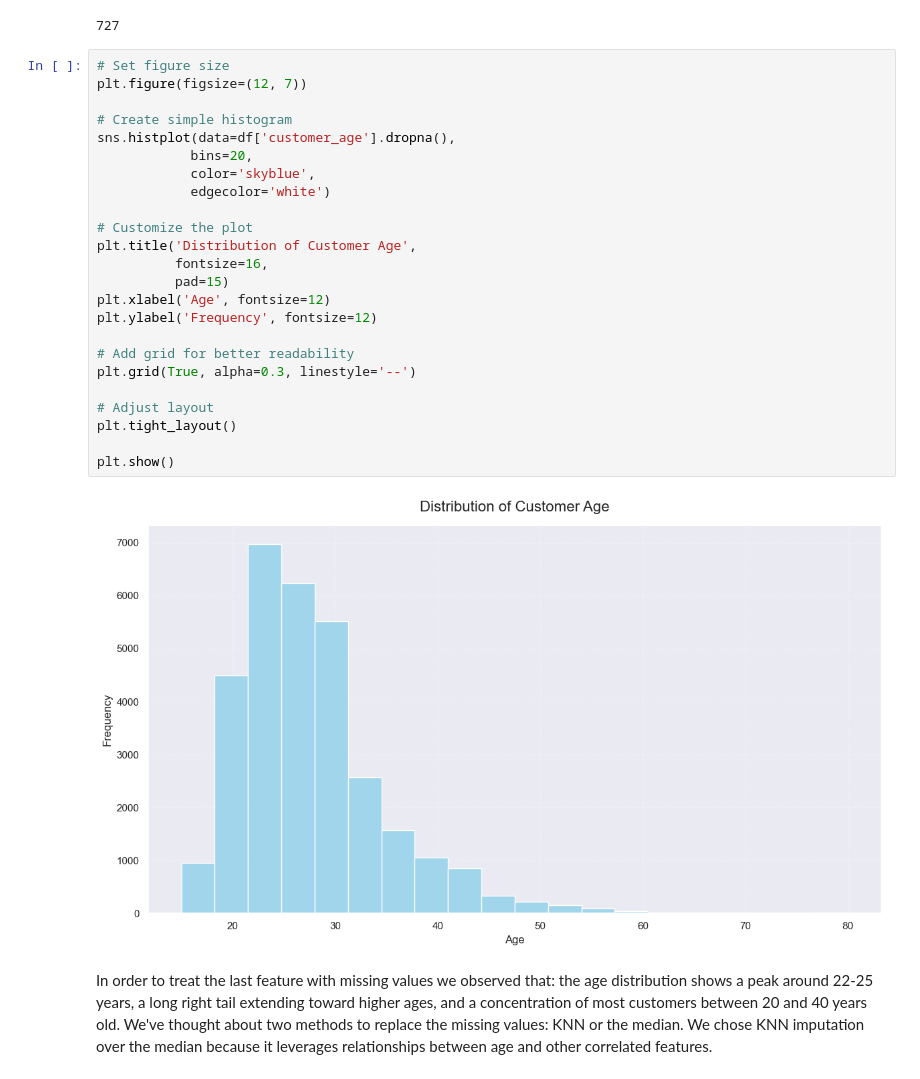
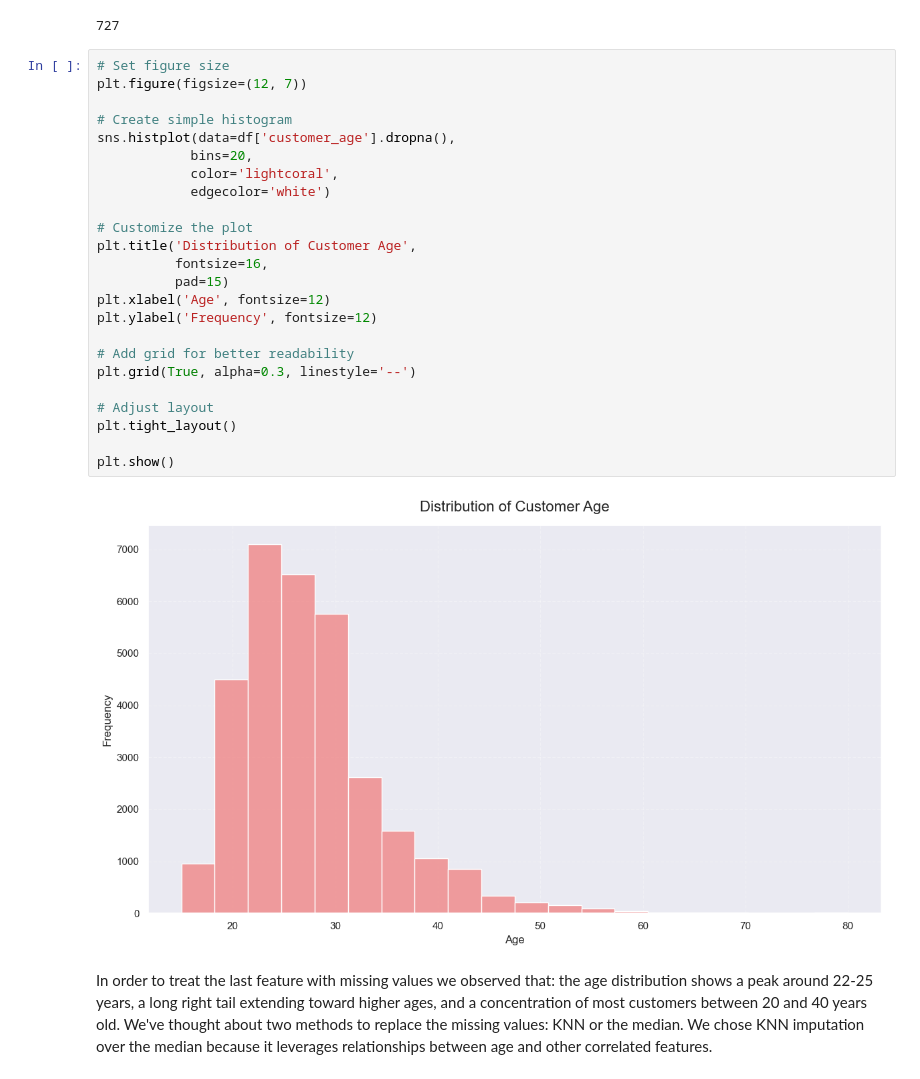
Before and after one commit to MiguelMangerona/Data-Mining-Project, a Jupyter notebook: DM2425_Part1_56.ipynb, the cells around one changed output. Saved outputs shown, nothing was run; the diff lists cells and outputs as text.

```diff
--- a/DM2425_Part1_56.ipynb
+++ b/DM2425_Part1_56.ipynb
@@ -815,29 +793,29 @@ df["customer_age"].isna().sum()
 # %%
 # Set figure size
 plt.figure(figsize=(12, 7))
 
 # Create simple histogram
 sns.histplot(data=df['customer_age'].dropna(),
             bins=20,
-            color='skyblue',
+            color='lightcoral',
             edgecolor='white')
 
 # Customize the plot
 plt.title('Distribution of Customer Age',
           fontsize=16,
           pad=15)
 plt.xlabel('Age', fontsize=12)
 plt.ylabel('Frequency', fontsize=12)
 
 # Add grid for better readability
 plt.grid(True, alpha=0.3, linestyle='--')
 
 # Adjust layout
 plt.tight_layout()
 
 plt.show()
 # %% [output]
-[figure, old version]
+[figure, new version]
 # %% [markdown]
 In order to treat the last feature with missing values we observed that: the age distribution shows a peak around 22-25 years, a long right tail extending toward higher ages, and a concentration of most customers between 20 and 40 years old.
 We've thought about two methods to replace the missing values: KNN or the median.
```
Also changed, not shown: parts of 38 cells of this notebook, 1 other file.
